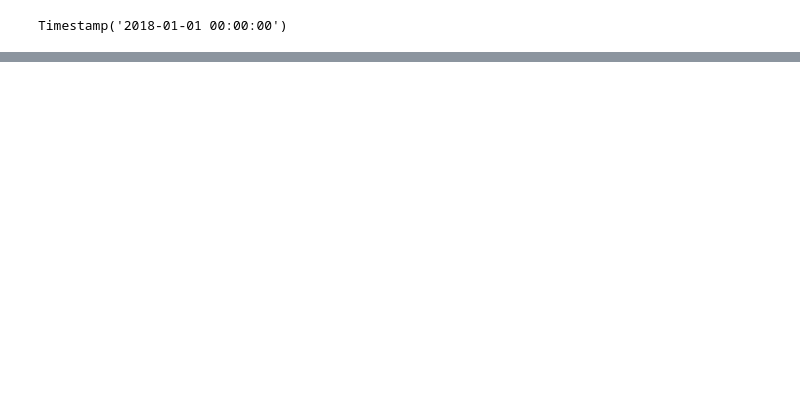
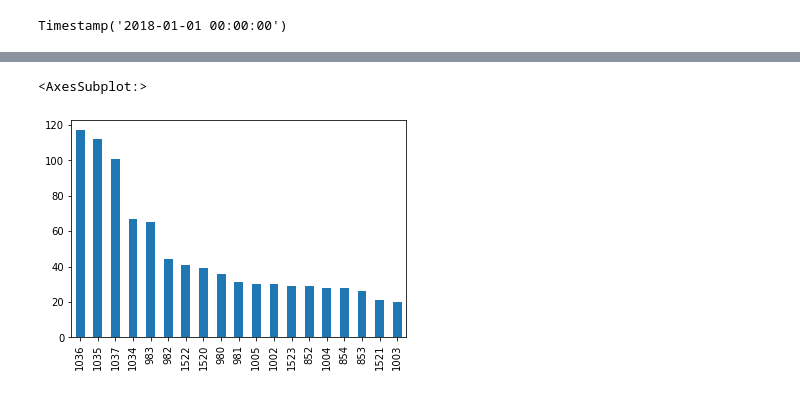
Before and after one commit to leonardodamata/Analise_Dados_com_Python_Pandas, a Jupyter notebook: Trabalhando_com_Planilhas_do_Excel_e_com_Data.ipynb, the cells around one changed output, grey strips where cells are left out. Drawn from its saved outputs; the diff is of its cells as text; code cells hidden in the pictures; blank space fills up the shorter version.

```diff
--- a/Trabalhando_com_Planilhas_do_Excel_e_com_Data.ipynb
+++ b/Trabalhando_com_Planilhas_do_Excel_e_com_Data.ipynb
@@ -326,0 +350,6 @@ vendas_marco_19 = df.loc[(df["Data"].dt.year == 2019) & (df["Data"].dt.month ==
+# %%
+# Gráfico de Barras
+df["LojaID"].value_counts(ascending=False).plot.bar()
+# %% [output]
+<AxesSubplot:>
+[figure, added]
```
Also changed, not shown: parts of 26 cells of this notebook, 3 other files.
